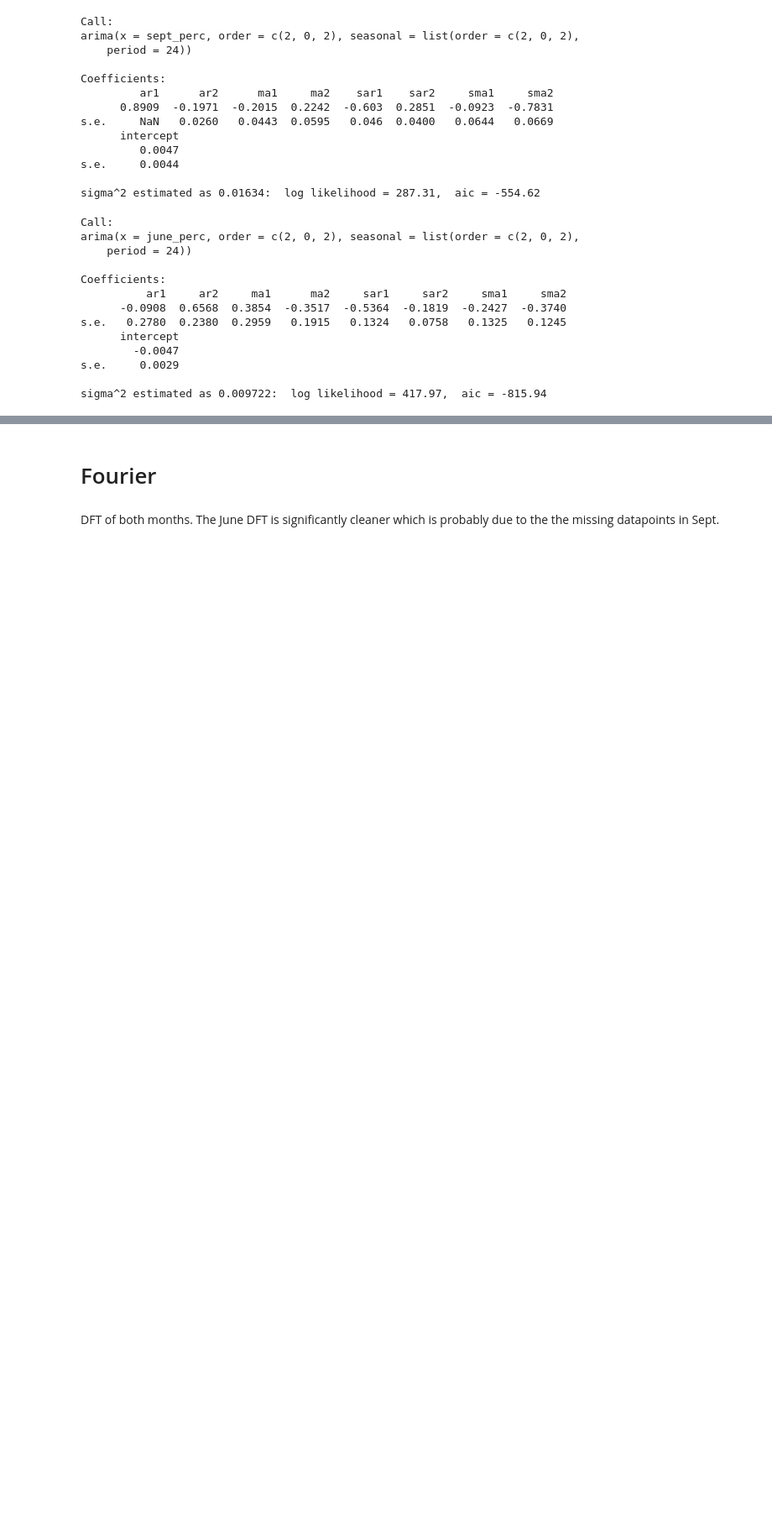
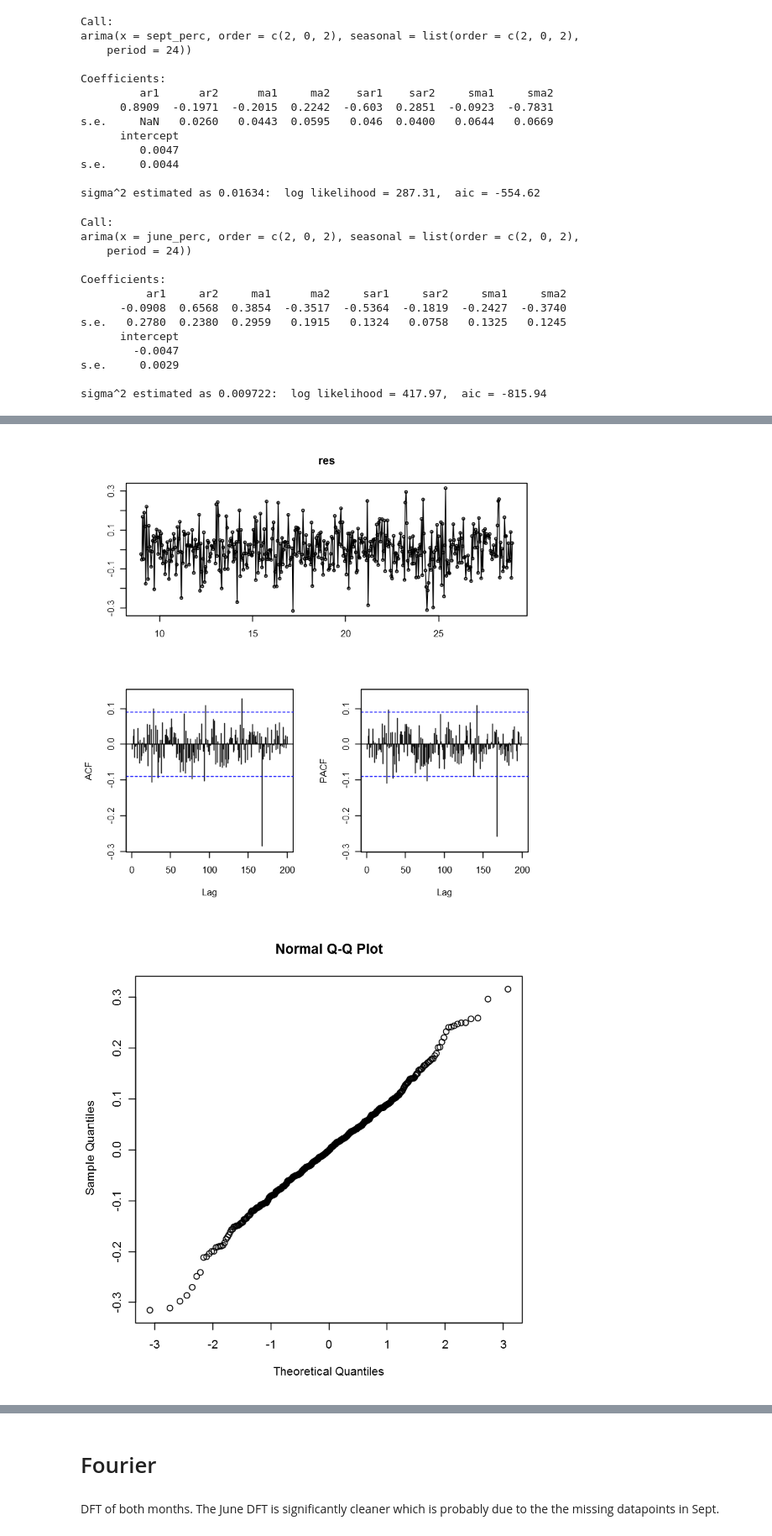
Before and after one commit to tj2huang/nyu-research, a Jupyter notebook: notebooks/r/sept-june comparison.ipynb, the cells around one changed output, grey strips where cells are left out. Shown at 84% size. Drawn from its saved outputs; the diff is of its cells as text; code cells hidden in the pictures; blank space fills up the shorter version.

```diff
--- a/notebooks/r/sept-june comparison.ipynb
+++ b/notebooks/r/sept-june comparison.ipynb
@@ -117,0 +149,5 @@ sigma^2 estimated as 0.009722:  log likelihood = 417.97,  aic = -815.94
+# %%
+residual_analysis(june_arima$residuals)
+# %% [output]
+[figure, added]
+[figure, added]
```
Also changed, not shown: parts of 13 cells of this notebook, 1 other file.
